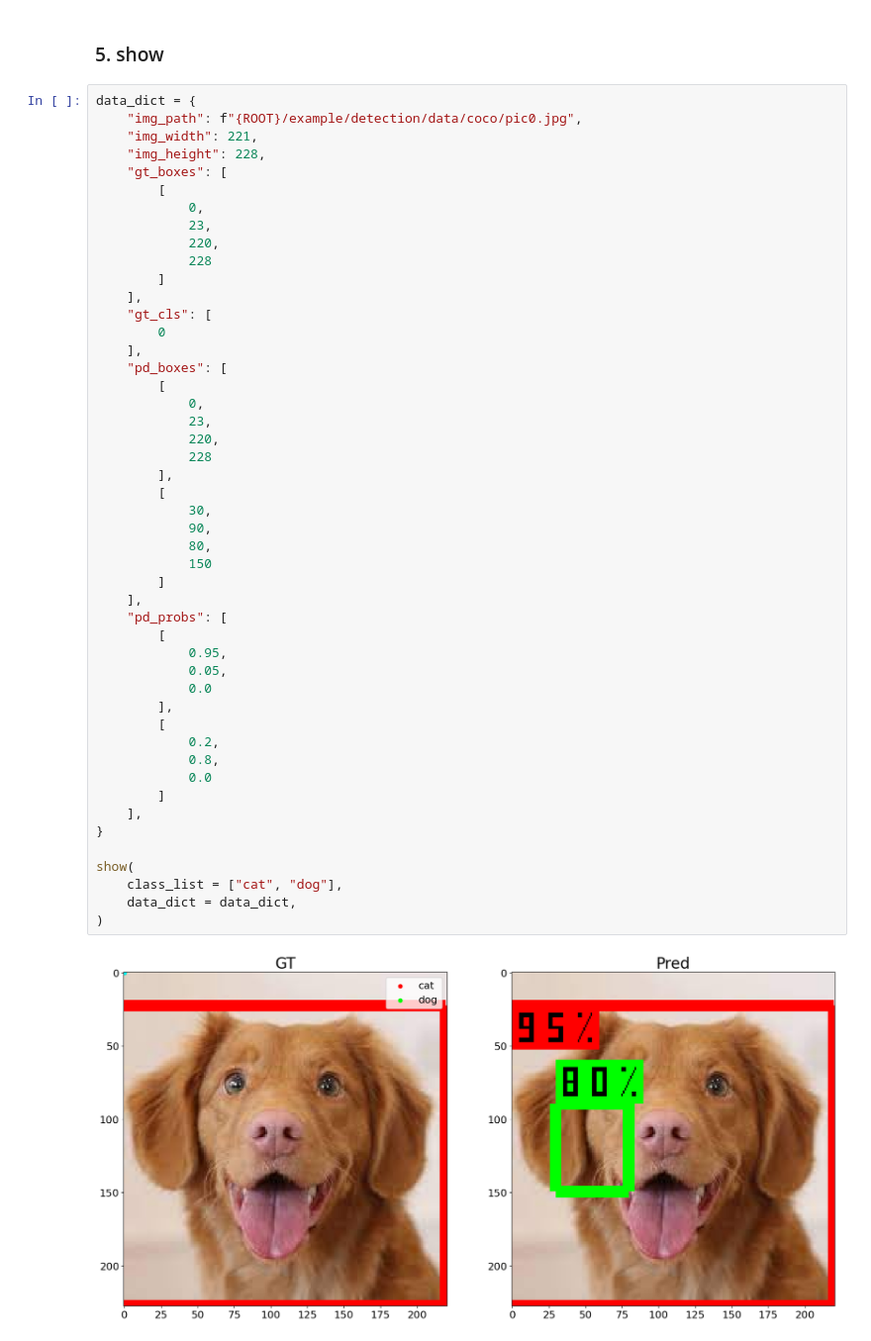
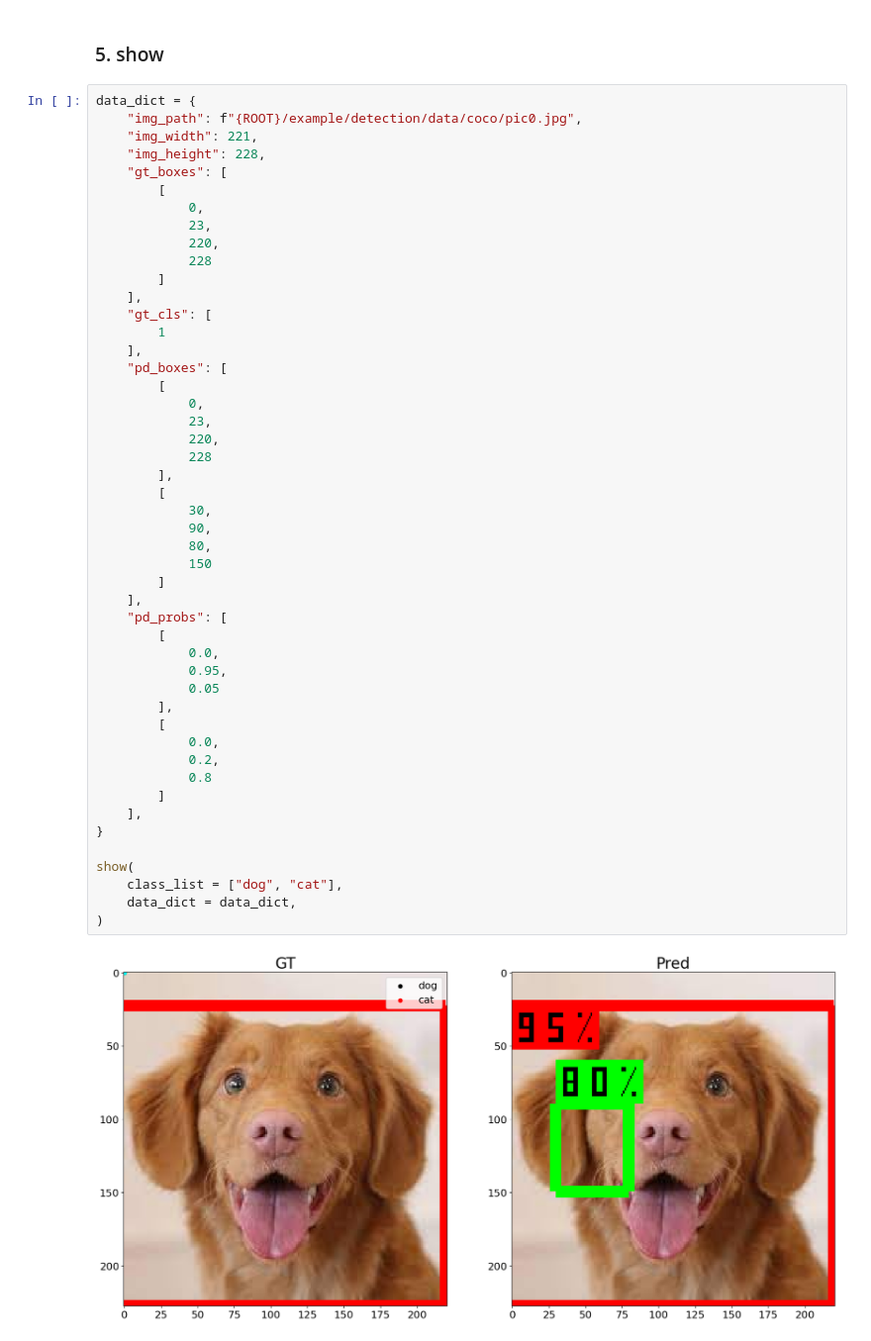
Before and after one commit to bnbsking/0-Object-Detection-Tools, a Jupyter notebook: example/detection/s1_visualization_gt_and_pd.ipynb, the cells around one changed output. Shown at 99% size. Cells and saved outputs as stored; diff of their text form.

```diff
--- a/example/detection/s1_visualization_gt_and_pd.ipynb
+++ b/example/detection/s1_visualization_gt_and_pd.ipynb
@@ -148,39 +148,39 @@ data_dict = {
         ]
     ],
     "gt_cls": [
-        0
+        1
     ],
     "pd_boxes": [
         [
             0,
             23,
             220,
             228
         ],
         [
             30,
             90,
             80,
             150
         ]
     ],
     "pd_probs": [
         [
+            0.0,
             0.95,
-            0.05,
-            0.0
+            0.05
         ],
         [
+            0.0,
             0.2,
-            0.8,
-            0.0
+            0.8
         ]
     ],
 }
 
 show(
-    class_list = ["cat", "dog"],
+    class_list = ["dog", "cat"],
     data_dict = data_dict,
 )
 # %% [output]
-[figure, old version]
+[figure, new version]
```
Also changed, not shown: parts of 6 cells of this notebook, 22 other files.
